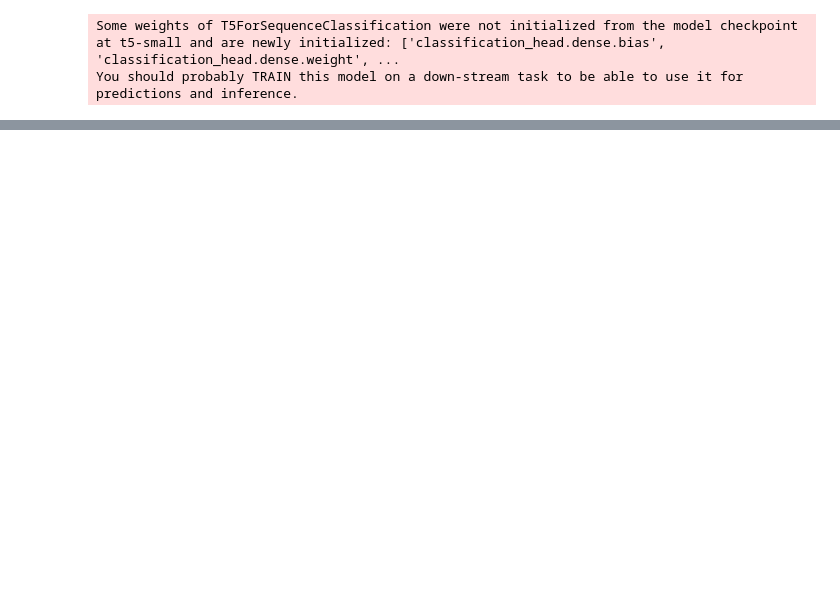
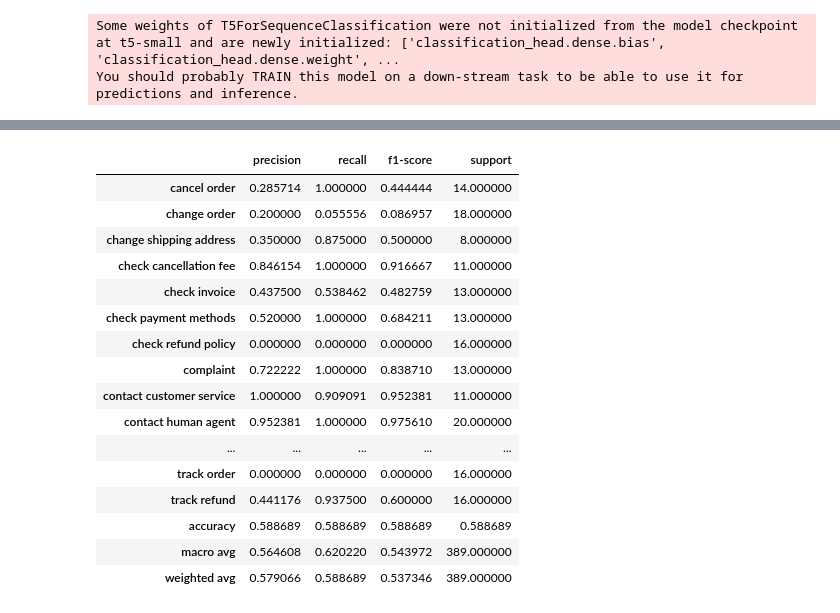
Before and after one commit to CARTE-Toronto/mitsubishi-workshop, a Jupyter notebook: labs_answered/lab_2_2_intent_classification_answered.ipynb, the cells around one changed output, grey strips where cells are left out. Drawn from its saved outputs; the diff is of its cells as text; code cells hidden in the pictures; blank space fills up the shorter version.

```diff
--- a/labs_answered/lab_2_2_intent_classification_answered.ipynb
+++ b/labs_answered/lab_2_2_intent_classification_answered.ipynb
@@ -297,0 +512,22 @@ TrainOutput(global_step=585, training_loss=2.9015784663012902, metrics={'train_r
+# %%
+from sklearn.metrics import classification_report, confusion_matrix
+import pandas as pd
+import numpy as np
+
+# Get predictions on the test dataset
+predictions = trainer.predict(tokenized_intents['test']).predictions[0]
+
+# Compute class predictions
+class_predictions = np.argmax(predictions, axis=1)
+
+# Get true labels
+true_labels = tokenized_intents['test']['label']
+
+# Convert labels to text
+true_labels_text = [id2label[label] for label in true_labels]
+predicted_labels_text = [id2label[label] for label in class_predictions]
+
+# Display classification report
+report = pd.DataFrame(classification_report(true_labels_text, predicted_labels_text, output_dict=True, zero_division=0)).T
+report
+# %% [output]
@@ -297,0 +535,17 @@ TrainOutput(global_step=585, training_loss=2.9015784663012902, metrics={'train_r
+|  | precision | recall | f1-score | support |
+| cancel order | 0.285714 | 1.000000 | 0.444444 | 14.000000 |
+| change order | 0.200000 | 0.055556 | 0.086957 | 18.000000 |
+| change shipping address | 0.350000 | 0.875000 | 0.500000 | 8.000000 |
+| check cancellation fee | 0.846154 | 1.000000 | 0.916667 | 11.000000 |
+| check invoice | 0.437500 | 0.538462 | 0.482759 | 13.000000 |
+| check payment methods | 0.520000 | 1.000000 | 0.684211 | 13.000000 |
+| check refund policy | 0.000000 | 0.000000 | 0.000000 | 16.000000 |
+| complaint | 0.722222 | 1.000000 | 0.838710 | 13.000000 |
+| contact customer service | 1.000000 | 0.909091 | 0.952381 | 11.000000 |
+| contact human agent | 0.952381 | 1.000000 | 0.975610 | 20.000000 |
+| ... | ... | ... | ... | ... |
+| track order | 0.000000 | 0.000000 | 0.000000 | 16.000000 |
+| track refund | 0.441176 | 0.937500 | 0.600000 | 16.000000 |
+| accuracy | 0.588689 | 0.588689 | 0.588689 | 0.588689 |
+| macro avg | 0.564608 | 0.620220 | 0.543972 | 389.000000 |
+| weighted avg | 0.579066 | 0.588689 | 0.537346 | 389.000000 |
```
Also changed, not shown: parts of 47 cells of this notebook, 5 other files.
